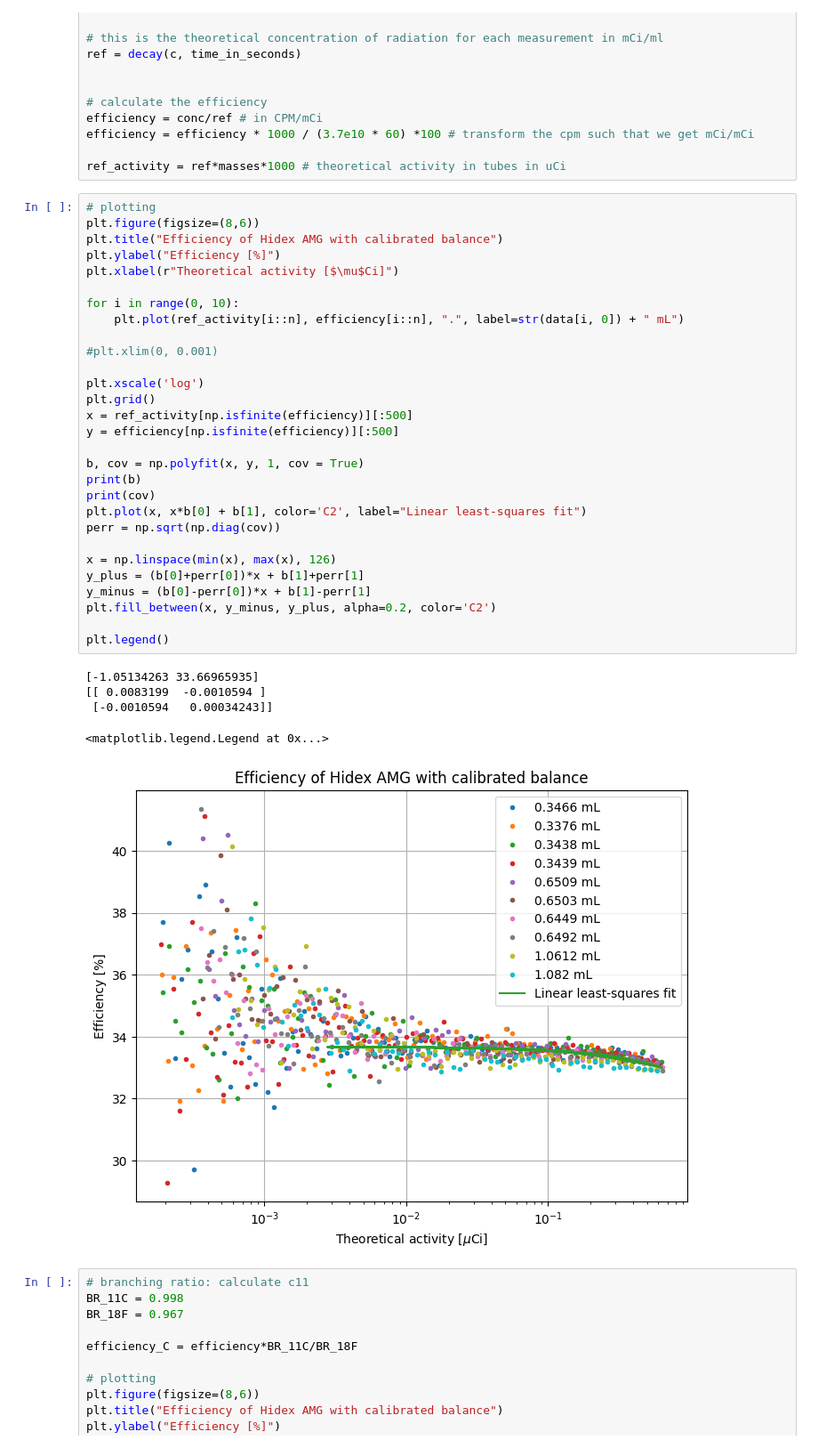
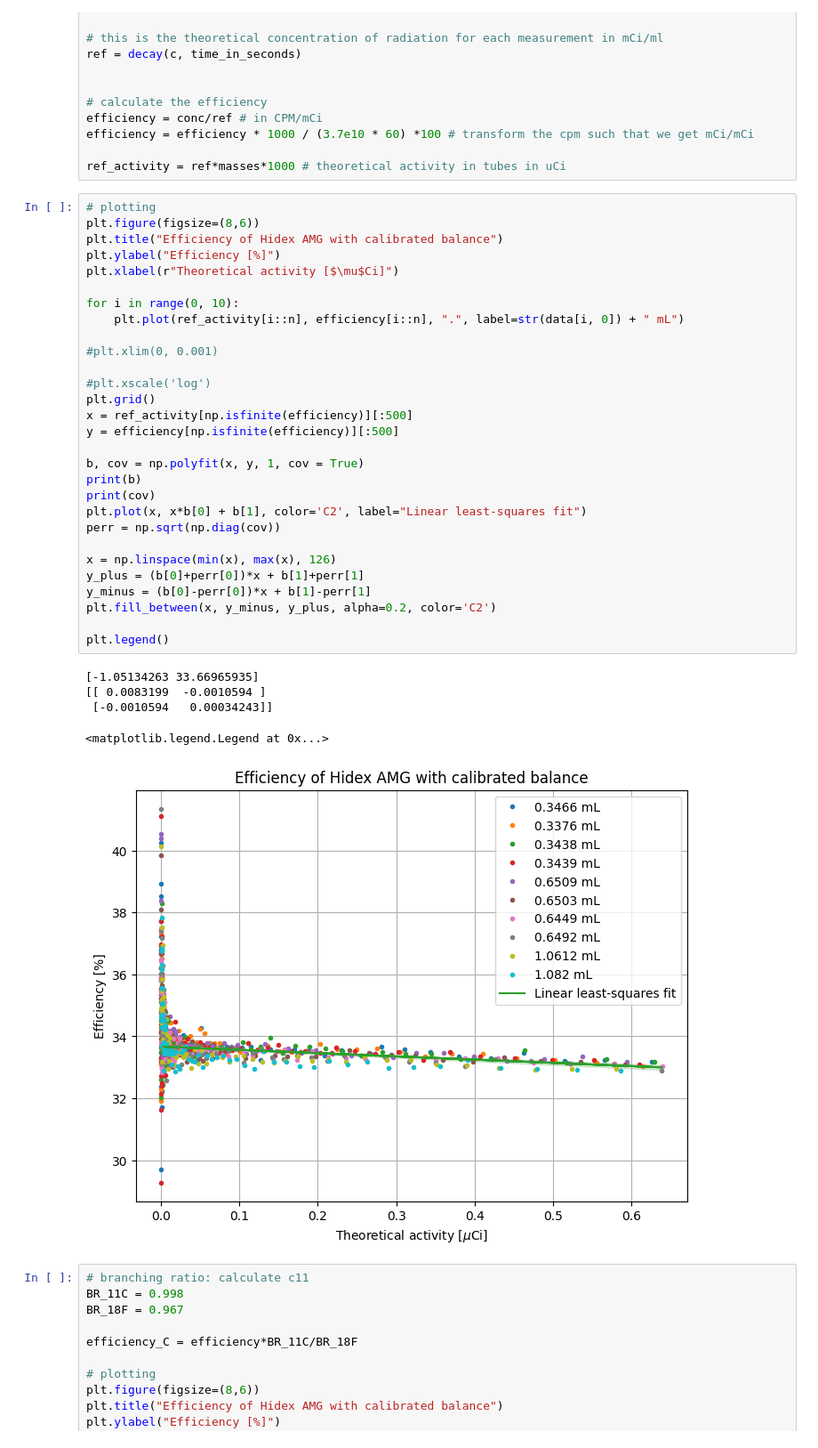
Before and after one commit to wunderbeere/hidex-calibration, a Jupyter notebook: efficiency/set_4/efficiency_set4.ipynb, the cells around one changed output. Shown at 89% size. Cells and saved outputs as stored; diff of their text form.

```diff
--- a/efficiency/set_4/efficiency_set4.ipynb
+++ b/efficiency/set_4/efficiency_set4.ipynb
@@ -67,35 +68,35 @@ plt.figure(figsize=(8,6))
 plt.title("Efficiency of Hidex AMG with calibrated balance")
 plt.ylabel("Efficiency [%]")
 plt.xlabel(r"Theoretical activity [$\mu$Ci]")
 
 for i in range(0, 10):
     plt.plot(ref_activity[i::n], efficiency[i::n], ".", label=str(data[i, 0]) + " mL")
 
 #plt.xlim(0, 0.001)
 
-plt.xscale('log')
+#plt.xscale('log')
 plt.grid()
 x = ref_activity[np.isfinite(efficiency)][:500]
 y = efficiency[np.isfinite(efficiency)][:500]
 
 b, cov = np.polyfit(x, y, 1, cov = True)
 print(b)
 print(cov)
 plt.plot(x, x*b[0] + b[1], color='C2', label="Linear least-squares fit")
 perr = np.sqrt(np.diag(cov))
 
 x = np.linspace(min(x), max(x), 126)
 y_plus = (b[0]+perr[0])*x + b[1]+perr[1]
 y_minus = (b[0]-perr[0])*x + b[1]-perr[1]
 plt.fill_between(x, y_minus, y_plus, alpha=0.2, color='C2')
 
 plt.legend()
 # %% [output]
 [-1.05134263 33.66965935]
 [[ 0.0083199  -0.0010594 ]
  [-0.0010594   0.00034243]]
 <matplotlib.legend.Legend at 0x...>
-[figure, old version]
+[figure, new version]
 # %%
 # branching ratio: calculate c11
 BR_11C = 0.998
```
Also changed, not shown: parts of 1 cell of this notebook, 53 other files.
